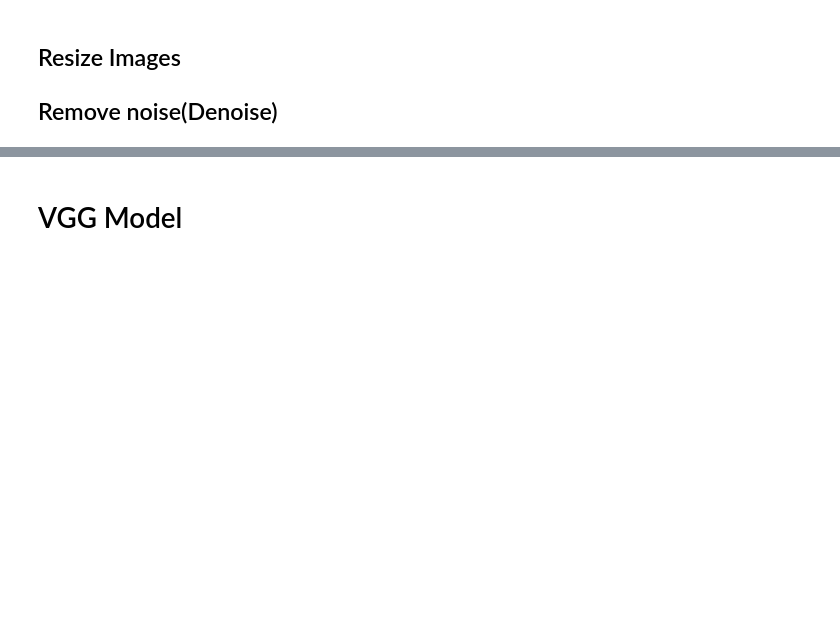
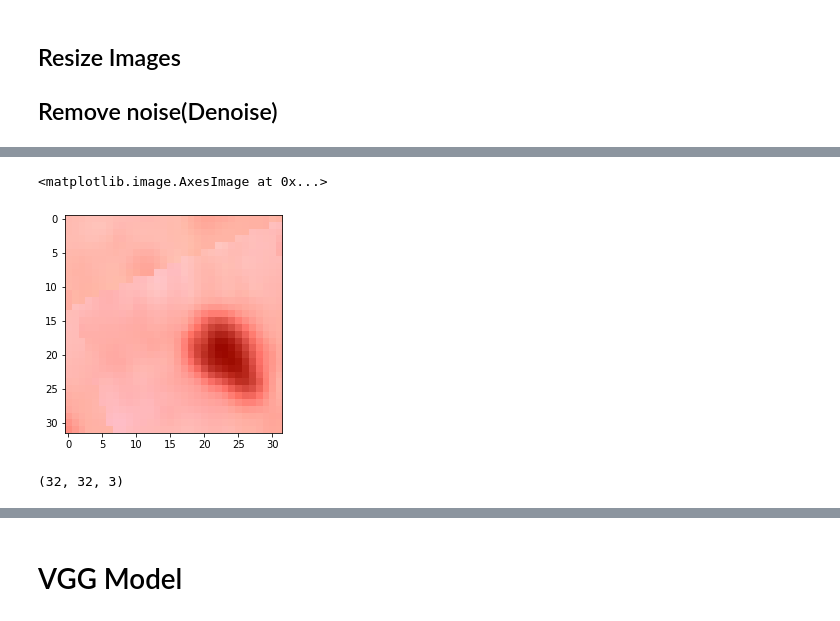
Before and after one commit to zahrasalarian/Artificial-Intelligence-in-Medicine-Projects, a Jupyter notebook: p3/main_p3.ipynb, the cells around one changed output, grey strips where cells are left out. Saved outputs shown, nothing was run; the diff lists cells and outputs as text; code cells hidden in the pictures; blank space fills up the shorter version.

```diff
--- a/p3/main_p3.ipynb
+++ b/p3/main_p3.ipynb
@@ -123,0 +157,9 @@ data['val_images'][6].shape
+# %%
+plt.imshow(train_imgs[1])
+# %% [output]
+<matplotlib.image.AxesImage at 0x...>
+[figure, added]
+# %%
+X[0].astype(np.uint8).shape
+# %% [output]
+(32, 32, 3)
```
Also changed, not shown: parts of 30 cells of this notebook.
